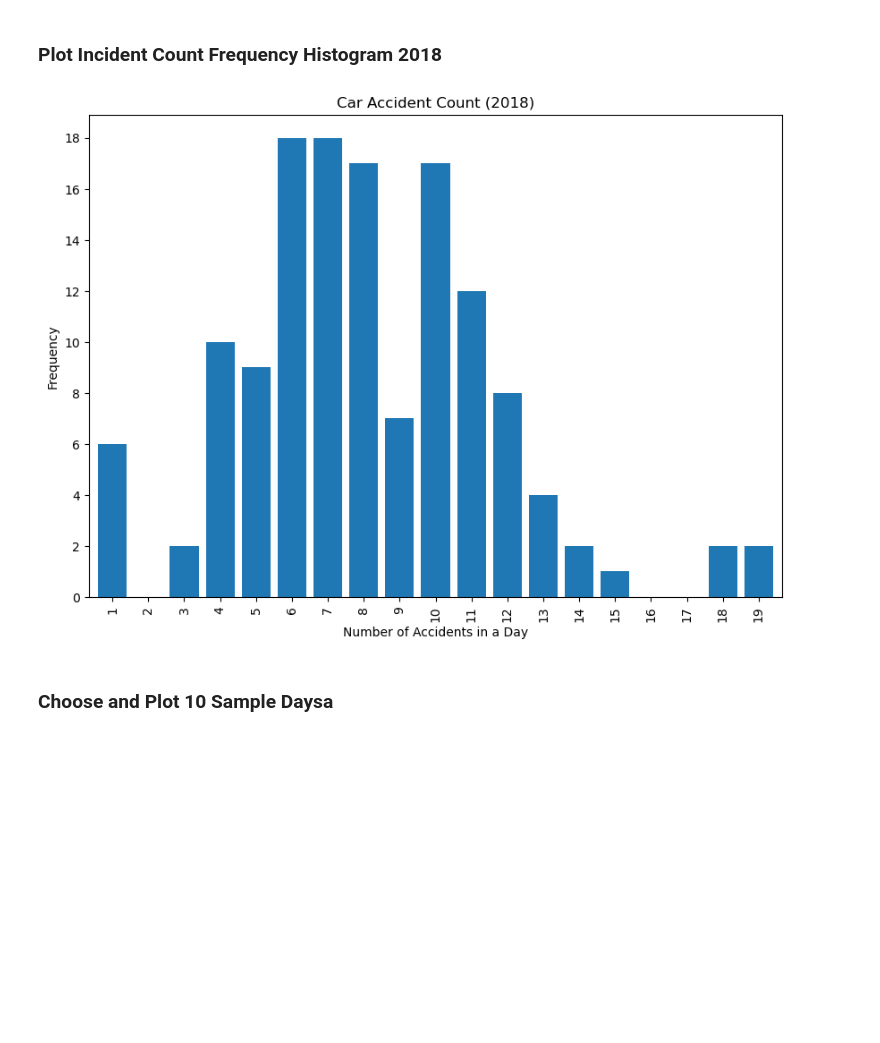
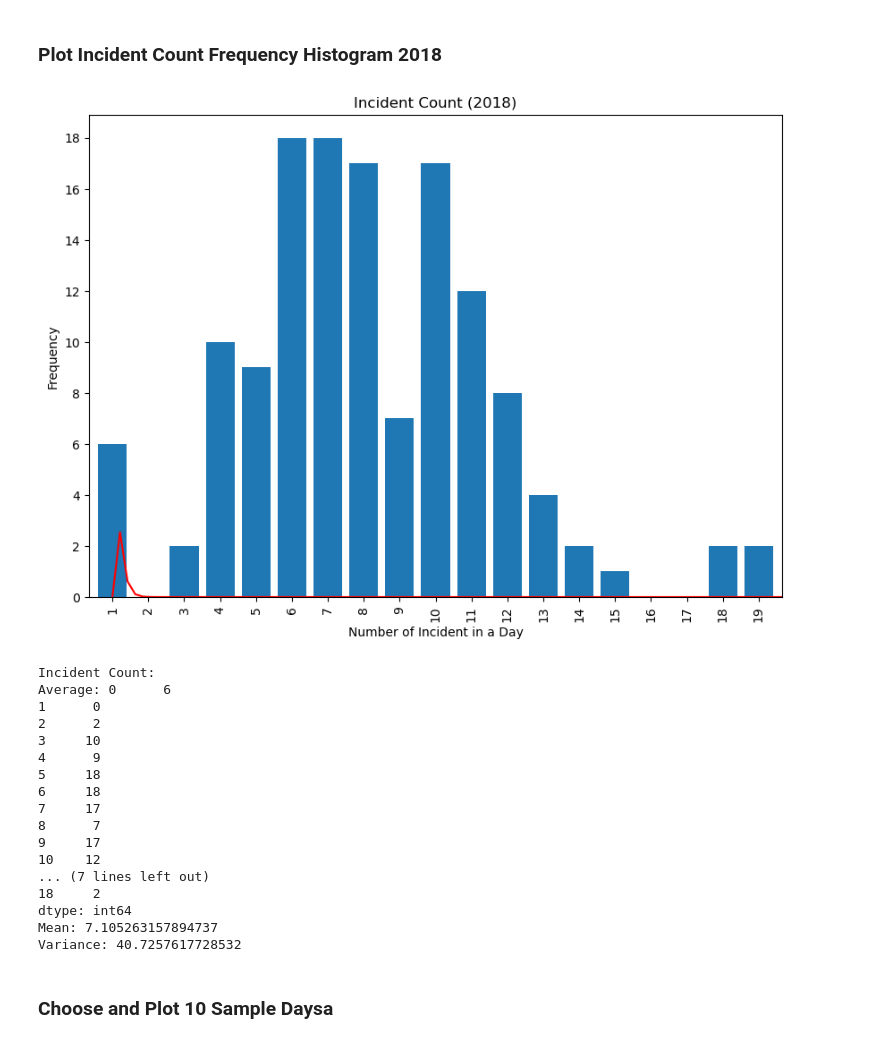
Before and after one commit to byu-transpolab/imt_optimization, a Jupyter notebook: python/histograms.ipynb, the cells around one changed output. Saved outputs shown, nothing was run; the diff lists cells and outputs as text; code cells hidden in the pictures; blank space fills up the shorter version.

```diff
--- a/python/histograms.ipynb
+++ b/python/histograms.ipynb
@@ -109,15 +169,44 @@ plt.show()
 # %%
 series_2018 = pd.Series([ 6, 0, 2, 10, 9, 18, 18, 17, 7, 17, 12, 8, 4, 2, 1, 0, 0, 2, 2])
 fig, ax = plt.subplots(figsize=(10, 7))
 
 series_2018.plot(kind='bar', width=0.8)
-plt.xlabel('Number of Accidents in a Day')
+plt.xlabel('Number of Incident in a Day')
 plt.ylabel('Frequency')
-plt.title('Car Accident Count (2018)')
+plt.title('Incident Count (2018)')
 plt.yticks(np.arange(0, 19, step=2))
 
 plt.xticks(np.arange(0, 19, step=1), np.arange(1, 20, step=1))
 
+x = np.linspace (0, 21, 100)
+y = stats.gamma.pdf(x, a=2, scale=0.1)
+plt.plot(x, y, c='r')
+
 plt.show()
+
+print(f'Incident Count:\nAverage: {series_2018}')
+
+
+mean_value = np.mean(series_2018)
+variance_value = np.var(series_2018)
+print("Mean:", mean_value)
+print("Variance:", variance_value)
 # %% [output]
-[figure, old version]
+[figure, new version]
+Incident Count:
+Average: 0      6
+1      0
+2      2
+3     10
+4      9
+5     18
+6     18
+7     17
+8      7
+9     17
+10    12
+... (7 lines left out)
+18     2
+dtype: int64
+Mean: 7.105263157894737
+Variance: 40.7257617728532
```
Also changed, not shown: parts of 11 cells of this notebook, 4 other files.
